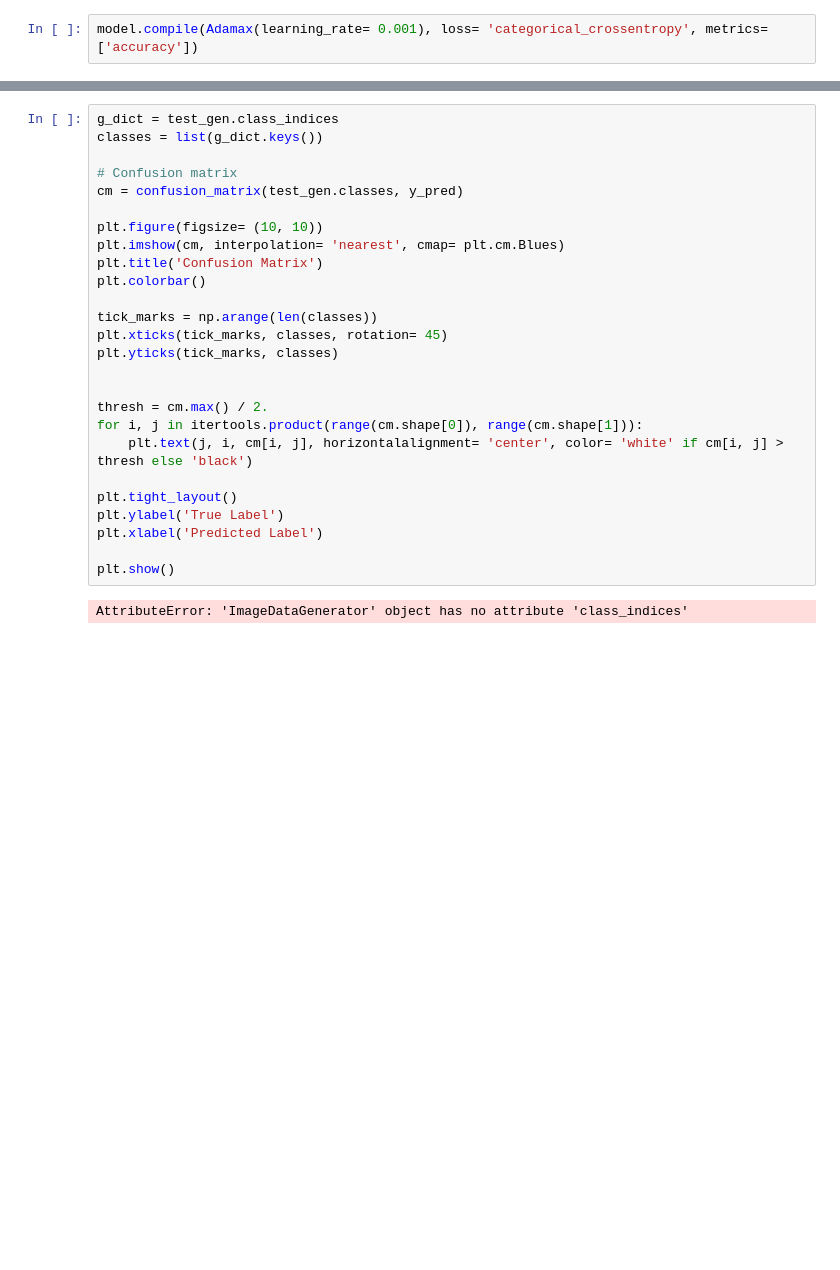
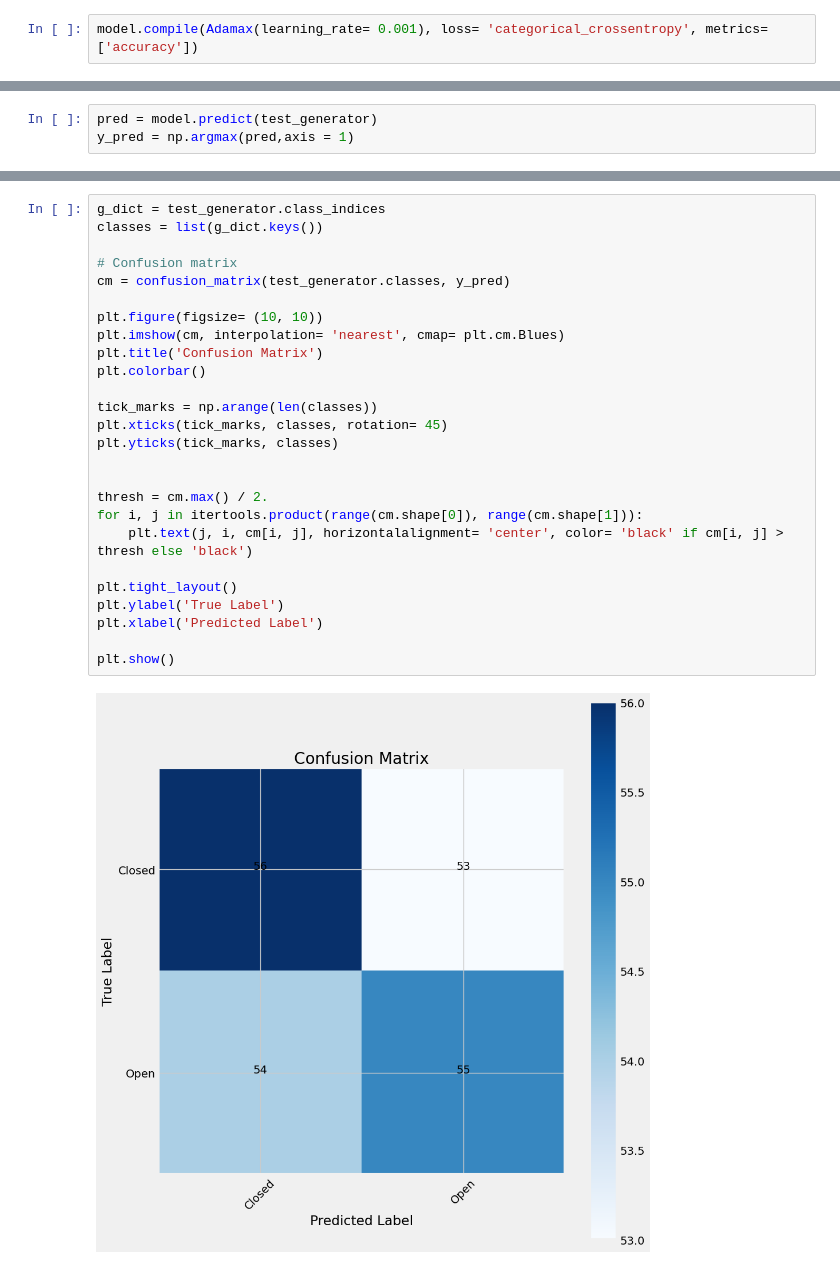
Before and after one commit to Srijan-CdGd/Eye_detectionn_DL_model, a Jupyter notebook: image_data_gen.ipynb, the cells around one changed output, grey strips where cells are left out. Cells and saved outputs as stored; diff of their text form; blank space fills up the shorter version.

```diff
--- a/image_data_gen.ipynb
+++ b/image_data_gen.ipynb
@@ -190,0 +243,3 @@ NameError: name 'test_df' is not defined
+# %%
+pred = model.predict(test_generator)
+y_pred = np.argmax(pred,axis = 1)
@@ -191,28 +268,28 @@ NameError: name 'test_df' is not defined
 # %%
-g_dict = test_gen.class_indices
+g_dict = test_generator.class_indices
 classes = list(g_dict.keys())
 
 # Confusion matrix
-cm = confusion_matrix(test_gen.classes, y_pred)
+cm = confusion_matrix(test_generator.classes, y_pred)
 
 plt.figure(figsize= (10, 10))
 plt.imshow(cm, interpolation= 'nearest', cmap= plt.cm.Blues)
 plt.title('Confusion Matrix')
 plt.colorbar()
 
 tick_marks = np.arange(len(classes))
 plt.xticks(tick_marks, classes, rotation= 45)
 plt.yticks(tick_marks, classes)
 
 
 thresh = cm.max() / 2.
 for i, j in itertools.product(range(cm.shape[0]), range(cm.shape[1])):
-    plt.text(j, i, cm[i, j], horizontalalignment= 'center', color= 'white' if cm[i, j] > thresh else 'black')
+    plt.text(j, i, cm[i, j], horizontalalignment= 'center', color= 'black' if cm[i, j] > thresh else 'black')
 
 plt.tight_layout()
 plt.ylabel('True Label')
 plt.xlabel('Predicted Label')
 
 plt.show()
 # %% [output]
-AttributeError: 'ImageDataGenerator' object has no attribute 'class_indices'
+[figure, added]
```
Also changed, not shown: parts of 20 cells of this notebook.
